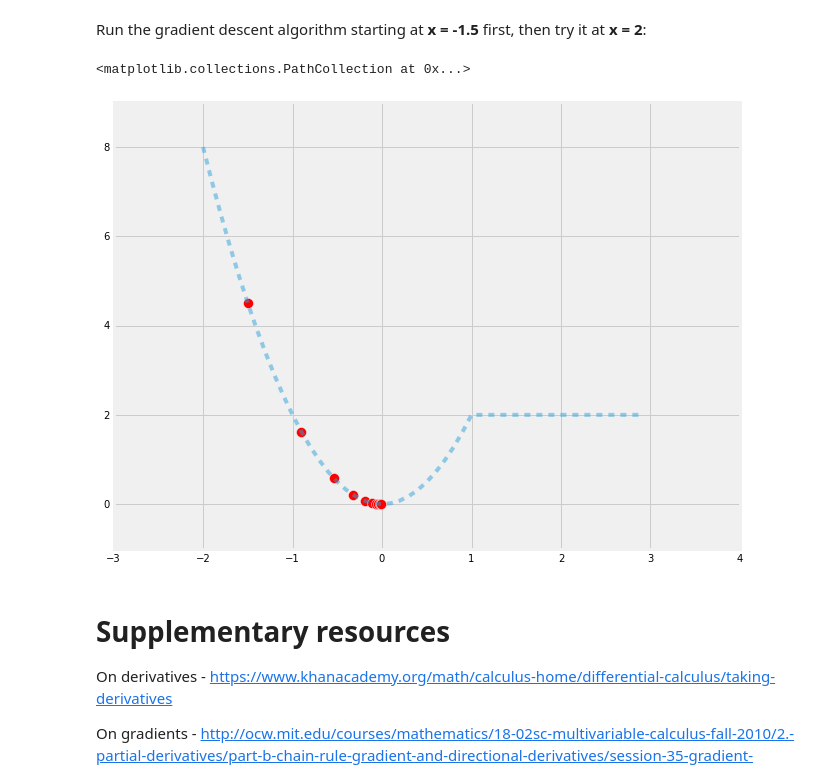
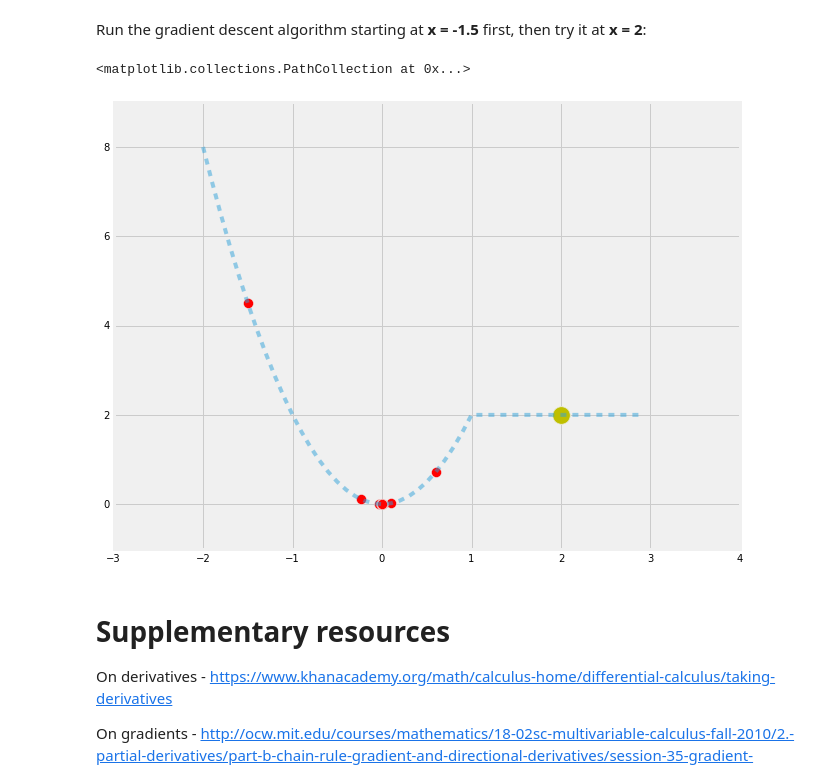
Before and after one commit to spockl/ga-dsi-1, a Jupyter notebook: curriculum/week-03/5.2-gradient-descent/w3-5.2-gradient-descent-lecture.ipynb, the cells around one changed output. Saved outputs shown, nothing was run; the diff lists cells and outputs as text; code cells hidden in the pictures.

```diff
--- a/curriculum/week-03/5.2-gradient-descent/w3-5.2-gradient-descent-lecture.ipynb
+++ b/curriculum/week-03/5.2-gradient-descent/w3-5.2-gradient-descent-lecture.ipynb
@@ -257,7 +255,7 @@ def gradient(x):
         return 4 * x
     return 0
 
-def gradient_descent(x, l=0.1):
+def gradient_descent(x, l=.1):
     vector = np.array(x)
     return vector - l * np.array(gradient(x))
 
@@ -266,7 +264,7 @@ def iterate(x0, n=10):
     xs = [x0]
     ys = [func(x0)]
     for i in range(n):
-        x = gradient_descent(xs[-1], l=0.1)
+        x = gradient_descent(xs[-1], l=.35)
         xs.append(x)
         ys.append(func(x))
     return xs, ys
@@ -275,20 +273,20 @@ Run the gradient descent algorithm starting at **x = -1.5** first, then try it a
 # %%
 xs = np.arange(-2, 3, 0.1)
 ys = map(func, xs)
 
 plt.figure(figsize=(10,8))
 plt.plot(xs, ys, alpha=0.5, ls='dashed')
 
 # Start gradient descent at x = -1.5
 xs2, ys2 = iterate(-1.5, n=10)
-plt.scatter(xs2, ys2, c='r', s=100)
+plt.scatter(xs2, ys2, c='r', s=100);
 
 # Start gradient descent at x = 2; where does it go?
-#xs2, ys2 = iterate(2, n=10)
-#plt.scatter(xs2, ys2, c='y', s=300)
+xs2, ys2 = iterate(2, n=10)
+plt.scatter(xs2, ys2, c='y', s=300)
 # %% [output]
 <matplotlib.collections.PathCollection at 0x...>
-[figure, old version]
+[figure, new version]
 # %% [markdown]
 # Supplementary resources
 
```
Also changed, not shown: parts of 4 cells of this notebook, 5 other files.
